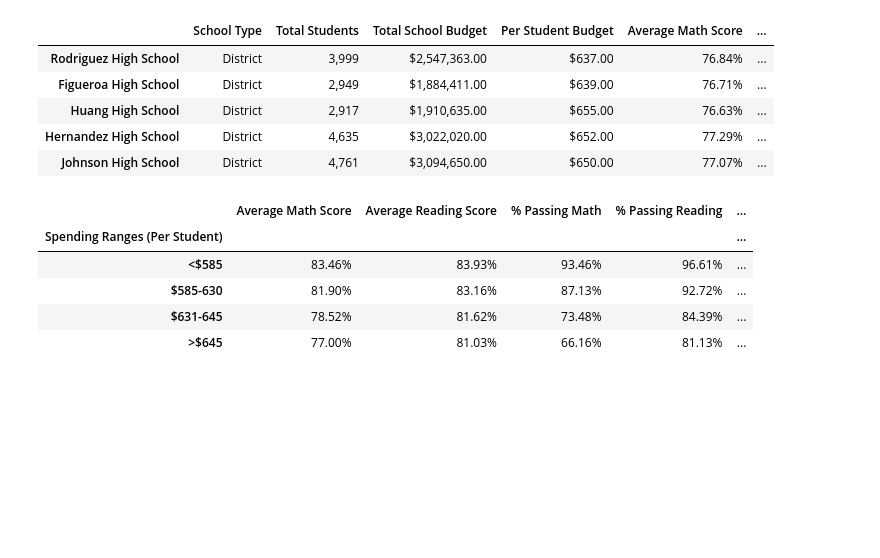
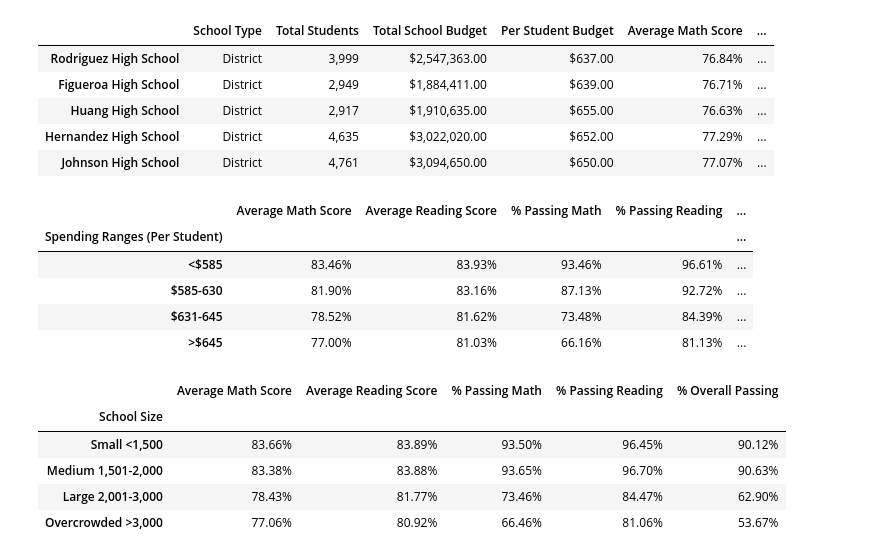
Before and after one commit to briennecole/pandas_challenge, a Jupyter notebook: PyCitySchools/py_city_schools.ipynb, the cells around one changed output. Drawn from its saved outputs; the diff is of its cells as text; code cells hidden in the pictures; blank space fills up the shorter version.

```diff
--- a/PyCitySchools/py_city_schools.ipynb
+++ b/PyCitySchools/py_city_schools.ipynb
@@ -226,2 +215,44 @@ grouped_spend_df.head().style.format(format_df)
+# %%
+# Scores by School Size
+# Create a table that breaks down school performances based on school size. Use 4 reasonable bins. Include in the table each of the following:
+# Average Math Score
+# Average Reading Score
+# % Passing Math
+# % Passing Reading
+# Overall Passing Rate (Average of the above two)
+
+# print(school_summary_df["Total Students"].max())
+# print(school_summary_df["Total Students"].min())
+
+# New DF
+school_size_summary = school_summary_df
+
+# Create bins
+bins2 = [0, 1500, 2000, 3000, 6000]
+
+# Create Group Labels
+group_labels = ["Small <1,500", "Medium 1,501-2,000","Large 2,001-3,000", "Overcrowded >3,000" ]
+
+#Add bins
+#pd.cut(school_size_summary["Total Students"], bins, labels=group_labels).head()
+school_size_summary["School Size"] = pd.cut(school_size_summary["Total Students"], bins2, labels=group_labels)
+
+# Groupby
+scores_by_size_df = school_size_summary.groupby("School Size")
+scores_by_size = scores_by_size_df.mean()
+
+# Drop unwanted columns
+grouped_size_df = scores_by_size.drop(['Total Students', 'Total School Budget', 'Per Student Budget'], axis=1)
+
+# Format
+format_df={'Average Math Score':'{:.2%}','Average Reading Score':'{:.2%}','% Passing Math':'{:.2%}','% Passing Reading':'{:.2%}','% Overall Passing':'{:.2%}'}
+grouped_size_df.head().style.format(format_df)
+# %% [output]
+|  | Average Math Score | Average Reading Score | % Passing Math | % Passing Reading | % Overall Passing |
+| School Size |  |  |  |  |  |
+| Small <1,500 | 83.66% | 83.89% | 93.50% | 96.45% | 90.12% |
+| Medium 1,501-2,000 | 83.38% | 83.88% | 93.65% | 96.70% | 90.63% |
+| Large 2,001-3,000 | 78.43% | 81.77% | 73.46% | 84.47% | 62.90% |
+| Overcrowded >3,000 | 77.06% | 80.92% | 66.46% | 81.06% | 53.67% |
 # %%
 # Scores by School Type
```
Also changed, not shown: parts of 2 cells of this notebook.
